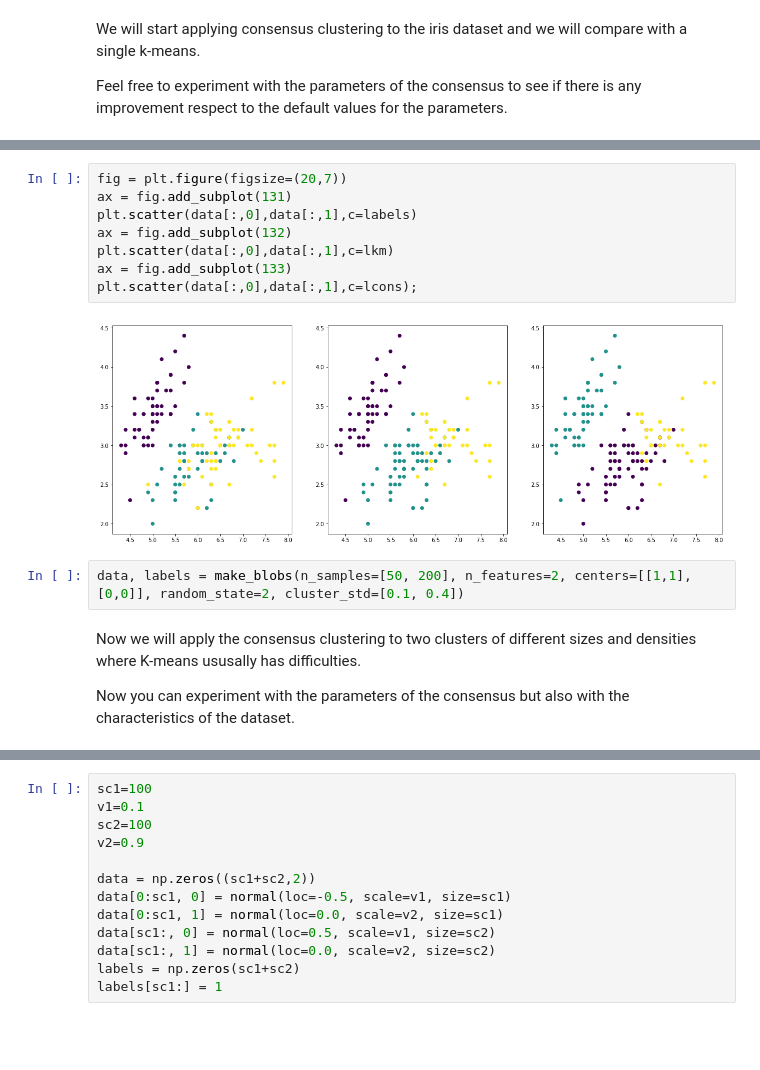
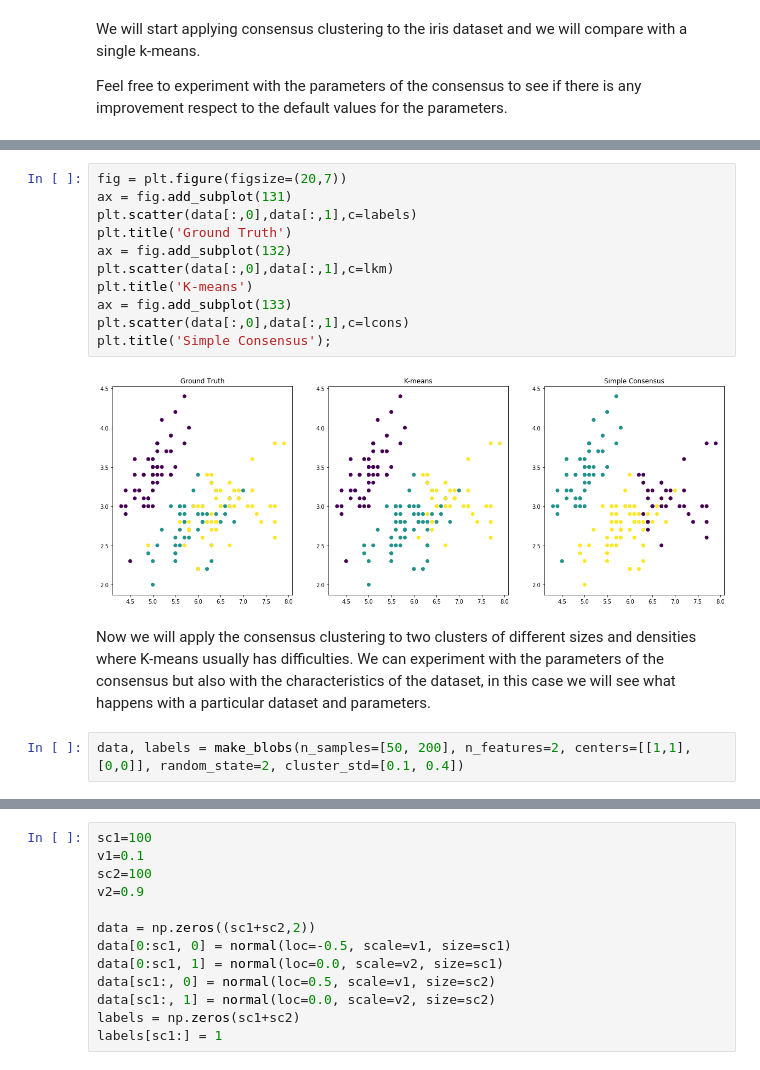
Before and after one commit to bejar/URLNotebooks, a Jupyter notebook: Notebooks/Non interactive/12ConsensusClustering.ipynb, the cells around one changed output, grey strips where cells are left out. Cells and saved outputs as stored; diff of their text form; blank space fills up the shorter version.

```diff
--- a/Notebooks/Non interactive/12ConsensusClustering.ipynb
+++ b/Notebooks/Non interactive/12ConsensusClustering.ipynb
@@ -47,19 +49,20 @@ SCC AMI = 0.775395931690431
 # %%
 fig = plt.figure(figsize=(20,7))
 ax = fig.add_subplot(131)
 plt.scatter(data[:,0],data[:,1],c=labels)
+plt.title('Ground Truth')
 ax = fig.add_subplot(132)
 plt.scatter(data[:,0],data[:,1],c=lkm)
+plt.title('K-means')
 ax = fig.add_subplot(133)
-plt.scatter(data[:,0],data[:,1],c=lcons);
+plt.scatter(data[:,0],data[:,1],c=lcons)
+plt.title('Simple Consensus');
 # %% [output]
-[figure, old version]
+[figure, new version]
+# %% [markdown]
+Now we will apply the consensus clustering to two clusters of different sizes and densities where K-means usually has difficulties. We can experiment with the parameters of the consensus but also with the characteristics of the dataset, in this case we will see what happens with a particular dataset and parameters.
 # %%
 data, labels = make_blobs(n_samples=[50, 200], n_features=2, centers=[[1,1], [0,0]], random_state=2, cluster_std=[0.1, 0.4])
-# %% [markdown]
-Now we will apply the consensus clustering to two clusters of different sizes and densities where K-means ususally has difficulties.
-
-Now you can experiment with the parameters of the consensus but also with the characteristics of the dataset.
 # %%
 nc = 2
 km = KMeans(n_clusters=nc)
```
Also changed, not shown: parts of 19 cells of this notebook, 3 other files.
